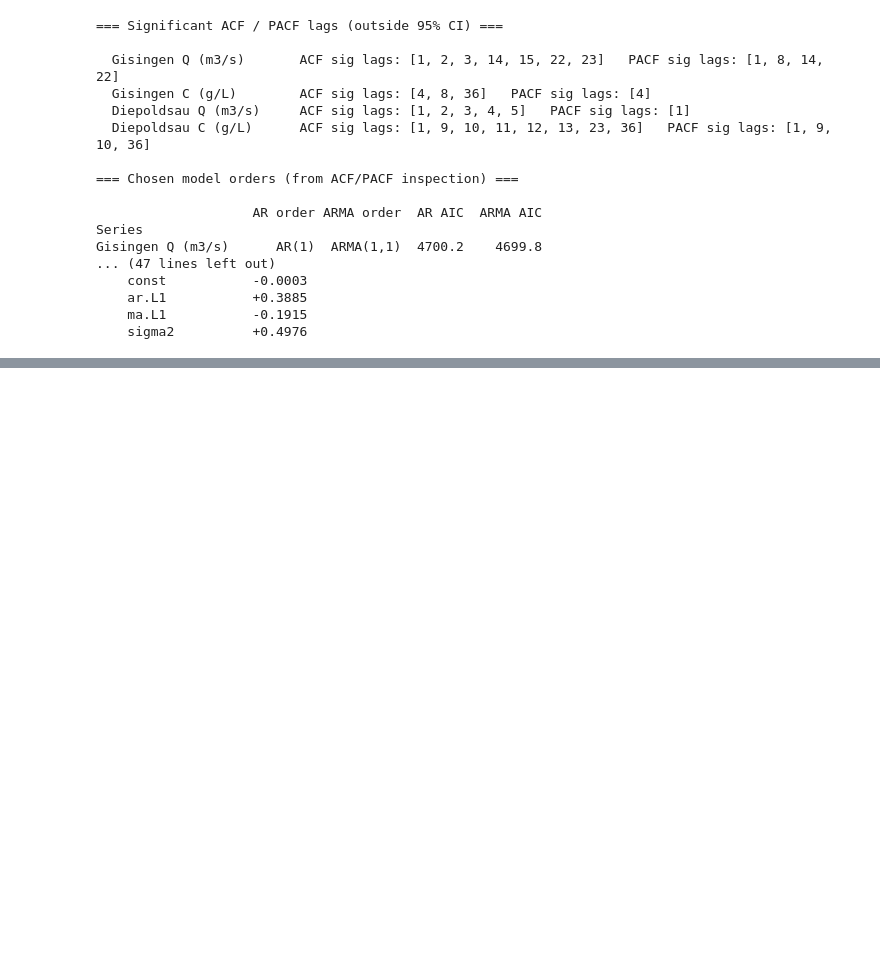
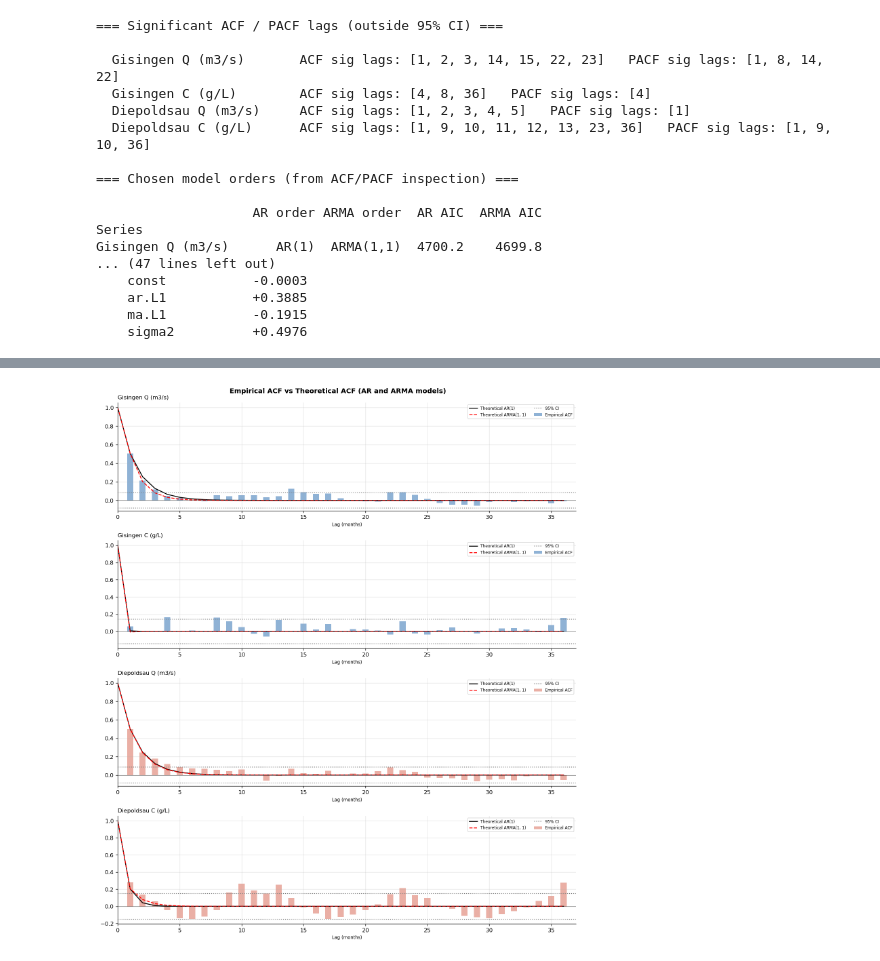
Before and after one commit to luuuciii/WRM_Assignement_2, a Jupyter notebook: Code/main.ipynb, the cells around one changed output, grey strips where cells are left out. Saved outputs shown, nothing was run; the diff lists cells and outputs as text; code cells hidden in the pictures; blank space fills up the shorter version.

```diff
--- a/Code/main.ipynb
+++ b/Code/main.ipynb
@@ -404,0 +588,85 @@ This uniform choice is deliberately parsimonious:
+# %%
+# Section 3 — PLOT
+import matplotlib.pyplot as plt
+import numpy as np
+from scipy import stats as sp_stats
+
+KEYS     = list(FILES.keys())
+STATIONS = ['Gisingen', 'Gisingen', 'Diepoldsau', 'Diepoldsau']
+COLORS   = {'Gisingen': '#2166ac', 'Diepoldsau': '#d6604d'}
+
+# ── Figure 1: Empirical vs Theoretical ACF ──────────────────────────────
+fig1, axes1 = plt.subplots(4, 1, figsize=(12, 14))
+fig1.suptitle('Empirical ACF vs Theoretical ACF (AR and ARMA models)',
+               fontsize=12, fontweight='bold')
+
+for ax, key, station in zip(axes1, KEYS, STATIONS):
+    color = COLORS[station]
+    lags, emp_v, ci = emp_acf[key]
+    ax.bar(lags[1:], emp_v[1:], color=color, alpha=0.5, width=0.5, label='Empirical ACF')
+    ax.plot(lags, th_acf_ar[key],   'k-',  linewidth=1.5,
+            label=f'Theoretical AR({AR_ORDERS[key]})')
+    ax.plot(lags, th_acf_arma[key], 'r--', linewidth=1.5,
+            label=f'Theoretical ARMA{ARMA_ORDERS[key]}')
+    ax.axhline( ci, color='grey', linestyle=':', linewidth=1.3, label='95% CI')
+    ax.axhline(-ci, color='grey', linestyle=':', linewidth=1.3)
+    ax.axhline(0,   color='k',    linewidth=0.4)
+    ax.set_title(LABELS[key], fontsize=10, loc='left')
+    ax.set_xlim(0, MAX_LAGS + 1)
+    ax.set_xlabel('Lag (months)', fontsize=8)
+    ax.legend(fontsize=7, loc='upper right', ncol=2)
+
+plt.tight_layout()
+plt.savefig('../DATA/fig4_theoretical_acf.png', bbox_inches='tight')
+plt.show()
+
+# ── Figure 2: Residual ACF ───────────────────────────────────────────────
+fig2, axes2 = plt.subplots(4, 2, figsize=(13, 14))
+fig2.suptitle('Residual ACF — AR (left) and ARMA (right)',
+               fontsize=12, fontweight='bold')
+
+for row, (key, station) in enumerate(zip(KEYS, STATIONS)):
+    color = COLORS[station]
+    for col_idx, (res_acf_dict, model_lbl) in enumerate([
+            (res_acf_ar,   f'AR({AR_ORDERS[key]})'),
+            (res_acf_arma, f'ARMA{ARMA_ORDERS[key]}')]):
+        ax = axes2[row, col_idx]
+        lags_r, acf_r, ci_r = res_acf_dict[key]
+        ax.bar(lags_r[1:], acf_r[1:], color=color, alpha=0.7, width=0.6)
+        ax.axhline( ci_r, color='k', linestyle='--', linewidth=1.3, label='95% CI')
+        ax.axhline(-ci_r, color='k', linestyle='--', linewidth=1.3)
+        ax.axhline(0,     color='k', linewidth=0.4)
+        ax.set_title(f'{LABELS[key]} — {model_lbl} residuals', fontsize=9, loc='left')
+        ax.set_xlim(0, MAX_LAGS + 1)
+        ax.set_xlabel('Lag (months)', fontsize=8)
+        ax.legend(fontsize=7)
+
+plt.tight_layout()
+plt.savefig('../DATA/fig5_residual_acf.png', bbox_inches='tight')
+plt.show()
+
+# ── Figure 3: Probability plots ─────────────────────────────────────────
+fig3, axes3 = plt.subplots(4, 2, figsize=(11, 14))
+fig3.suptitle('Normal Probability Plots of Residuals — AR (left) and ARMA (right)',
+               fontsize=12, fontweight='bold')
+
+for row, (key, station) in enumerate(zip(KEYS, STATIONS)):
+    color = COLORS[station]
+    for col_idx, (model, model_lbl) in enumerate([
+            (ar_models[key],   f'AR({AR_ORDERS[key]})'),
+            (arma_models[key], f'ARMA{ARMA_ORDERS[key]}')]):
+        ax = axes3[row, col_idx]
+        resid = model.resid.dropna().values
+        (osm, osr), (slope, intercept, r) = sp_stats.probplot(resid, dist='norm')
+        ax.scatter(osm, osr, color=color, s=6, alpha=0.6)
+        ax.plot(osm, slope * np.array(osm) + intercept, 'k-', linewidth=1)
+        ax.set_title(f'{LABELS[key]} — {model_lbl}  (r={r:.4f})',
+                     fontsize=9, loc='left')
+        ax.set_xlabel('Theoretical quantiles', fontsize=8)
+        ax.set_ylabel('Sample quantiles',      fontsize=8)
+
+plt.tight_layout()
+plt.savefig('../DATA/fig6_probplots.png', bbox_inches='tight')
+plt.show()
+# %% [output]
+[figure, added]
```
Also changed, not shown: parts of 21 cells of this notebook, 7 other files.
